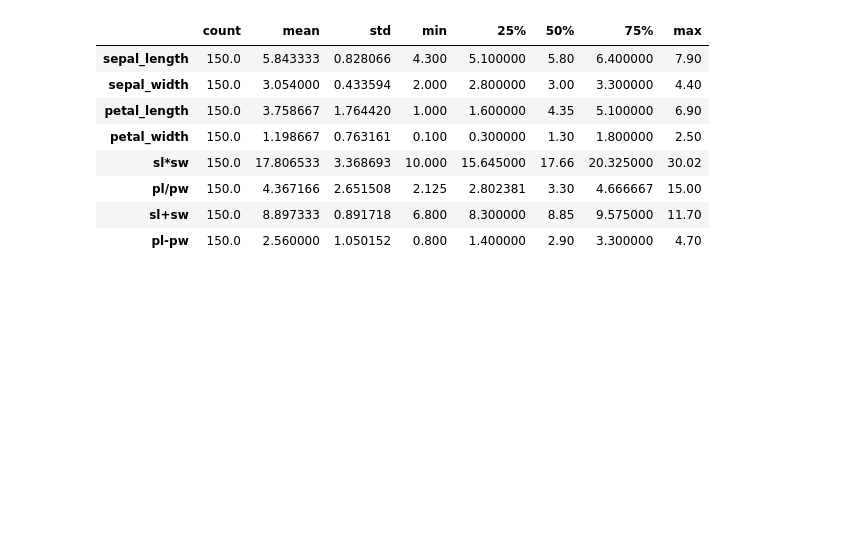
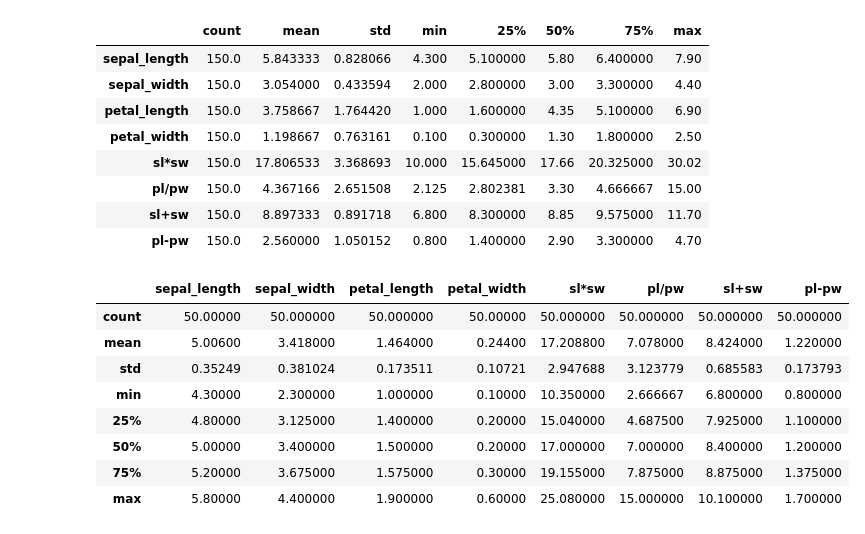
Before and after one commit to mickalleny2k/FUND_DATA, a Jupyter notebook: project.ipynb, the cells around one changed output. Saved outputs shown, nothing was run; the diff lists cells and outputs as text; code cells hidden in the pictures; blank space fills up the shorter version.

Commit message:
3 statistical summaries by Species

```diff
--- a/project.ipynb
+++ b/project.ipynb
@@ -162,3 +162,27 @@ summary
 print("                                         SUMMARY OF DATA : ")
 print(summary)
 print()
+# %%
+# https://github.com/gabrielmulligan/fishersirisdataset/blob/master/fisher_scatterplot.py
+# print a statistical summary by Species
+# Firstly, define each species in the dataset i.e. how Python knows which of the three Iris varieties it is
+setosa =iris[iris['species']=='setosa']
+versicolor =iris[iris['species']=='versicolor']
+virginica =iris[iris['species']=='virginica']
+# %%
+# print a statistical summary using the describe function
+print ("")
+print ("                            Summary Statistical Analysis - Iris Setosa")
+print(setosa.describe())
+print ("")
+setosa.describe()
+# %% [output]
+|  | sepal_length | sepal_width | petal_length | petal_width | sl*sw | pl/pw | sl+sw | pl-pw |
+| count | 50.00000 | 50.000000 | 50.000000 | 50.00000 | 50.000000 | 50.000000 | 50.000000 | 50.000000 |
+| mean | 5.00600 | 3.418000 | 1.464000 | 0.24400 | 17.208800 | 7.078000 | 8.424000 | 1.220000 |
+| std | 0.35249 | 0.381024 | 0.173511 | 0.10721 | 2.947688 | 3.123779 | 0.685583 | 0.173793 |
+| min | 4.30000 | 2.300000 | 1.000000 | 0.10000 | 10.350000 | 2.666667 | 6.800000 | 0.800000 |
+| 25% | 4.80000 | 3.125000 | 1.400000 | 0.20000 | 15.040000 | 4.687500 | 7.925000 | 1.100000 |
+| 50% | 5.00000 | 3.400000 | 1.500000 | 0.20000 | 17.000000 | 7.000000 | 8.400000 | 1.200000 |
+| 75% | 5.20000 | 3.675000 | 1.575000 | 0.30000 | 19.155000 | 7.875000 | 8.875000 | 1.375000 |
+| max | 5.80000 | 4.400000 | 1.900000 | 0.60000 | 25.080000 | 15.000000 | 10.100000 | 1.700000 |
```
Also changed, not shown: parts of 2 cells of this notebook, 2 other files.
